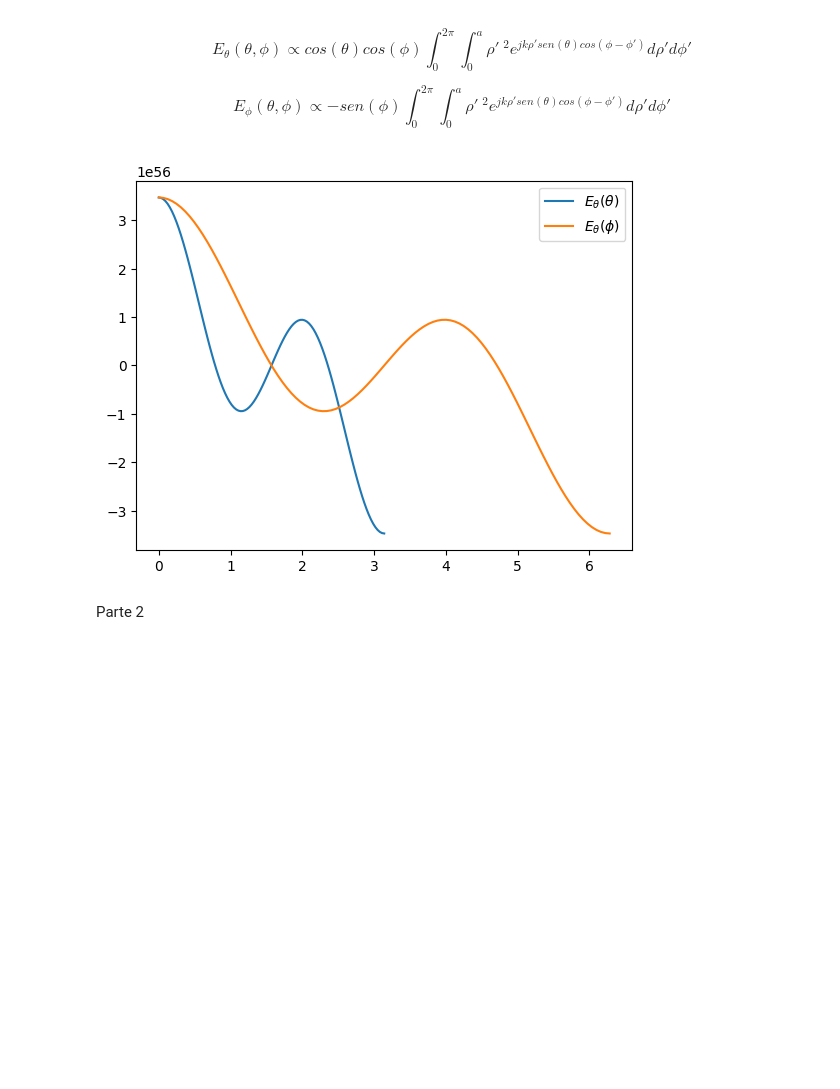
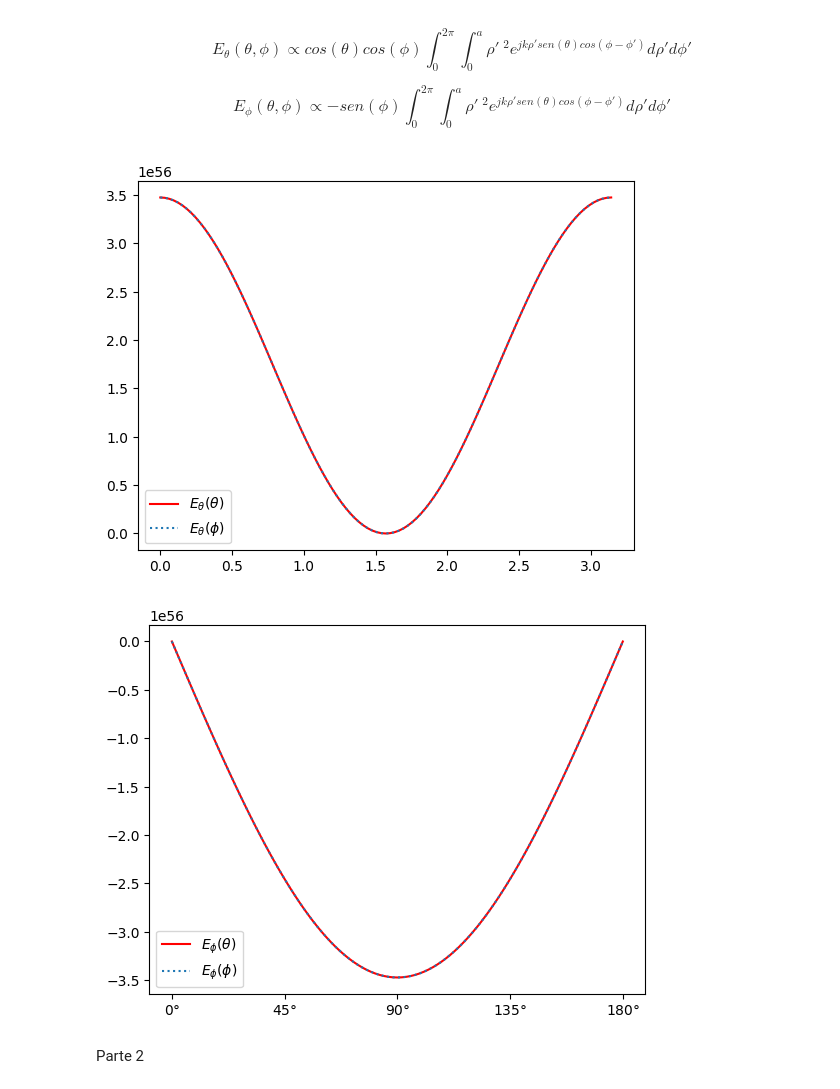
Before and after one commit to andrefsr/Trabalho-Final-Analise-de-Antenas, a Jupyter notebook: Trabalho Final - André F.ipynb, the cells around one changed output. Drawn from its saved outputs; the diff is of its cells as text; code cells hidden in the pictures; blank space fills up the shorter version.

```diff
--- a/Trabalho Final - André F.ipynb
+++ b/Trabalho Final - André F.ipynb
@@ -26,7 +26,7 @@ num = 102  ### Número de pontos
 if num % 2 == 0: num += 1
 
 theta = np.linspace(0,pi,num)
-phi = np.linspace(0,2*pi,num)
+phi = np.linspace(0,pi,num)
 
 a = 1
 b = 0
@@ -34,8 +34,6 @@ b = 0
 lamb = 100
 
 k = (2*pi)/lamb
-
-E_theta = np.zeros((len(theta),len(phi)))
 
 f = lambda rho_s,phi_s : rho_s ** 2 * np.exp(1j*k*rho_s*np.sin(theta)*np.cos(phi-phi_s))
 
@@ -43,37 +41,49 @@ f = lambda rho_s,phi_s : rho_s ** 2 * np.exp(1j*k*rho_s*np.sin(theta)*np.cos(phi
 x2 = a
 x1 = 0
 
 y2 = 2*pi
 y1 = 0
 
 pontos = np.linspace(x1,x2,num)
 pontos2 = np.linspace(y1,y2,num)
 
 h = (x2-x1)/(num-1)
 I = f(x1,pontos2) + f(x2,pontos2)
 
 for i in range(1,num-1):
     if i % 2 == 0: I += 2*f(pontos[i],pontos2)
     else: I += 4*f(pontos[i],pontos2)
 
 I = (h/3) * I
 
 for i in range(1,num-1):
     if i % 2 == 0: I += 2*I[i]
     else: I += 4*I[i]
 
 I = (h/3) * I
-    #return I
 
+E_theta = np.zeros((len(theta),len(phi)),dtype=complex)
 E_theta = np.cos(theta)*np.cos(phi)*I
 
+E_phi = np.zeros((len(theta),len(phi)),dtype=complex)
+E_phi = -np.sin(phi)*I
+
 plt.figure()
-plt.plot(theta,E_theta,label=r'$E_{\theta}(\theta)$')
-plt.plot(phi,E_theta,label=r'$E_{\theta}(\phi)$')
+plt.plot(theta,E_theta,label=r'$E_{\theta}(\theta)$',color='red')
+plt.plot(phi,E_theta,ls=':',label=r'$E_{\theta}(\phi)$')
 plt.legend()
 plt.show()
+
+plt.figure()
+plt.plot(theta,E_phi,label=r'$E_{\phi}(\theta)$',color='red')
+plt.plot(phi,E_phi,ls=':',label=r'$E_{\phi}(\phi)$')
+plt.xticks([ 0, np.pi/4, np.pi/2,3*np.pi/4, np.pi],
+           [r"$0°$", r"$45°$", r"$90°$",r"$135°$",r"$180°$"])
+plt.legend()
+plt.show()
 # %% [output]
-[figure, old version]
+[figure, new version]
+[figure, added]
 # %% [markdown]
 Parte 2
 # %% [markdown]
```
Also changed, not shown: parts of 2 cells of this notebook.
